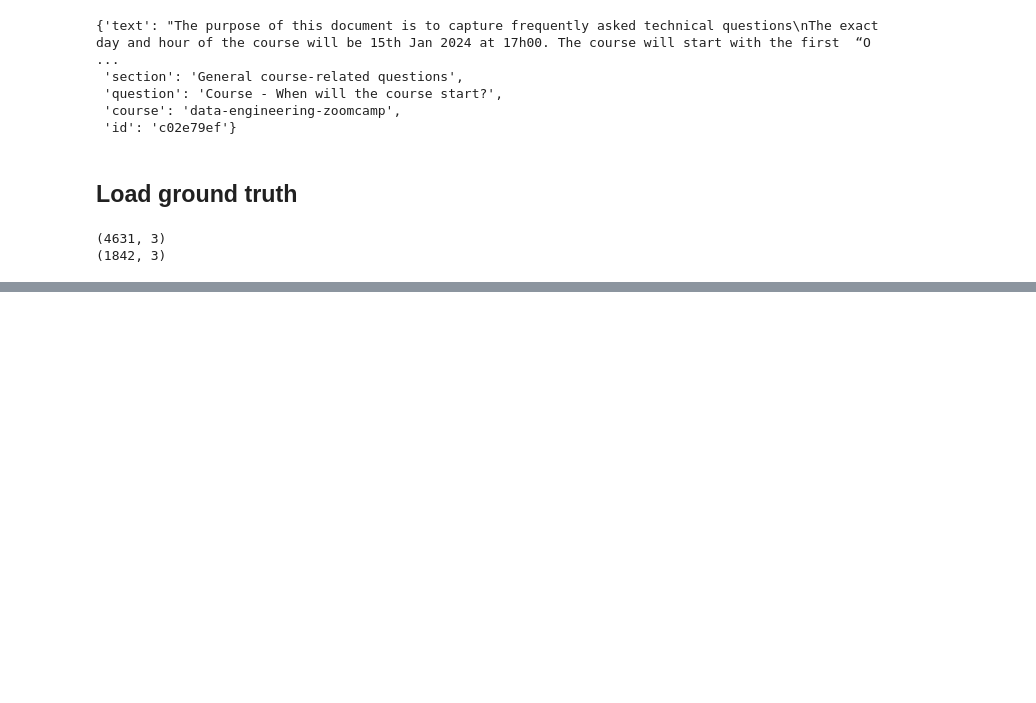
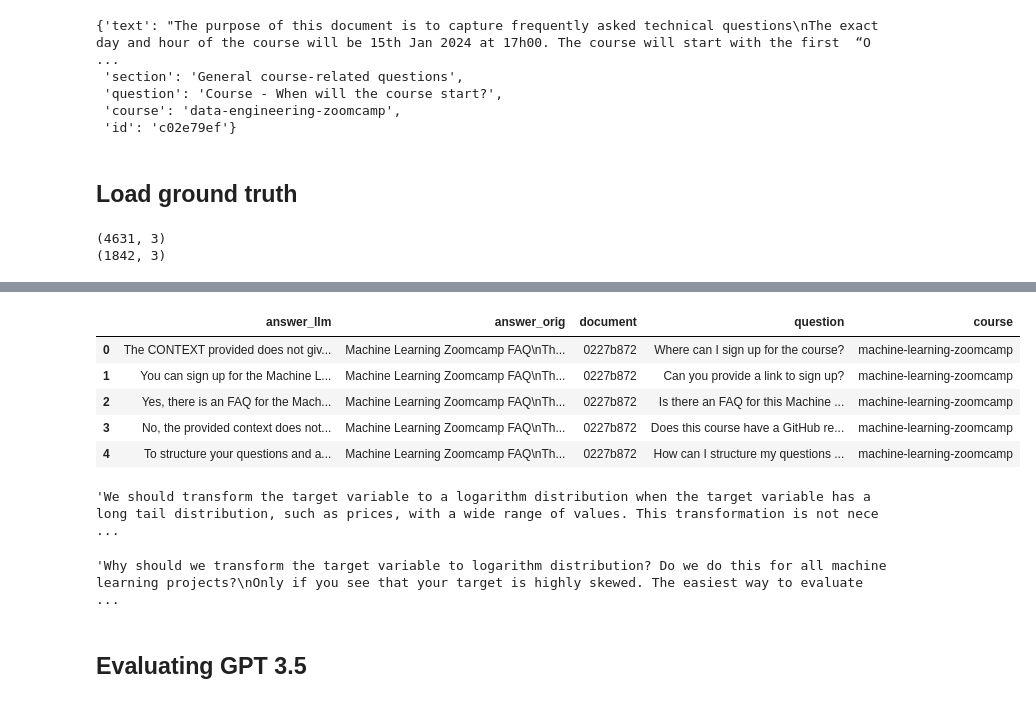
Before and after one commit to SAB-6/llm-zoomcamp, a Jupyter notebook: 04-monitoring/offline-rag-evaluation.ipynb, the cells around one changed output, grey strips where cells are left out. Cells and saved outputs as stored; diff of their text form; code cells hidden in the pictures; blank space fills up the shorter version.

```diff
--- a/04-monitoring/offline-rag-evaluation.ipynb
+++ b/04-monitoring/offline-rag-evaluation.ipynb
@@ -39,0 +394,23 @@ ground_truth = df_ground_truth.to_dict(orient='records')
+# %%
+base_url = 'https://github.com/DataTalksClub/llm-zoomcamp/blob/main'
+relative_url = '04-monitoring/data/results-gpt4o.csv'
+gpt4o_url = f'{base_url}/{relative_url}?raw=1'
+
+df_gpt4o = pd.read_csv(gpt4o_url )
+# %%
+df_gpt4o.head()
+# %% [output]
+|  | answer_llm | answer_orig | document | question | course |
+| 0 | The CONTEXT provided does not giv... | Machine Learning Zoomcamp FAQ\nTh... | 0227b872 | Where can I sign up for the course? | machine-learning-zoomcamp |
+| 1 | You can sign up for the Machine L... | Machine Learning Zoomcamp FAQ\nTh... | 0227b872 | Can you provide a link to sign up? | machine-learning-zoomcamp |
+| 2 | Yes, there is an FAQ for the Mach... | Machine Learning Zoomcamp FAQ\nTh... | 0227b872 | Is there an FAQ for this Machine ... | machine-learning-zoomcamp |
+| 3 | No, the provided context does not... | Machine Learning Zoomcamp FAQ\nTh... | 0227b872 | Does this course have a GitHub re... | machine-learning-zoomcamp |
+| 4 | To structure your questions and a... | Machine Learning Zoomcamp FAQ\nTh... | 0227b872 | How can I structure my questions ... | machine-learning-zoomcamp |
+# %%
+df_gpt4o[df_gpt4o["document"]=="d59d8df7"].iloc[0]["answer_llm"]
+# %% [output]
+'We should transform the target variable to a logarithm distribution when the target variable has a long tail distribution, such as prices, with a wide range of values. This transformation is not nece ...
+# %%
+df_gpt4o[df_gpt4o["document"]=="d59d8df7"].iloc[0]["answer_orig"]
+# %% [output]
+'Why should we transform the target variable to logarithm distribution? Do we do this for all machine learning projects?\nOnly if you see that your target is highly skewed. The easiest way to evaluate ...
@@ -39,0 +422,2 @@ ground_truth = df_ground_truth.to_dict(orient='records')
+# %% [markdown]
+## Evaluating GPT 3.5
```
Also changed, not shown: parts of 85 cells of this notebook, 1 other file.
